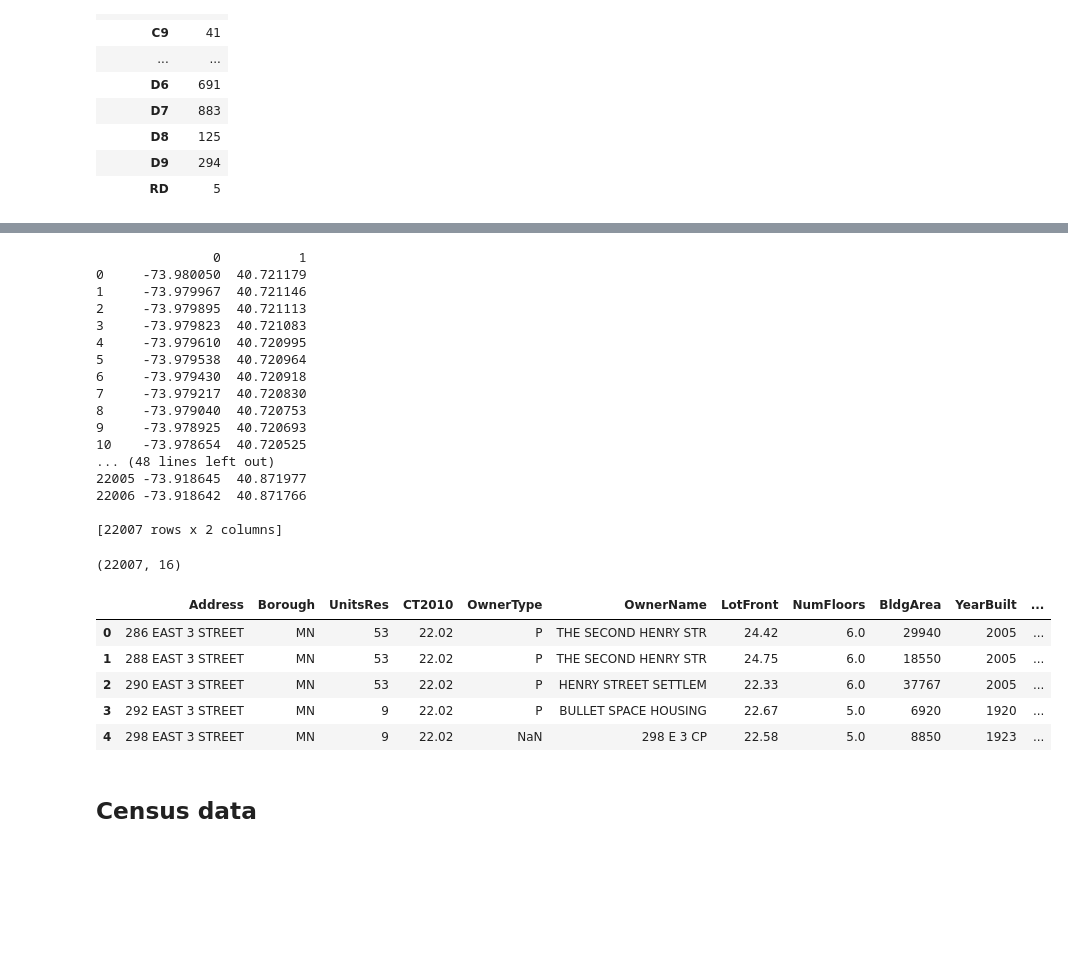
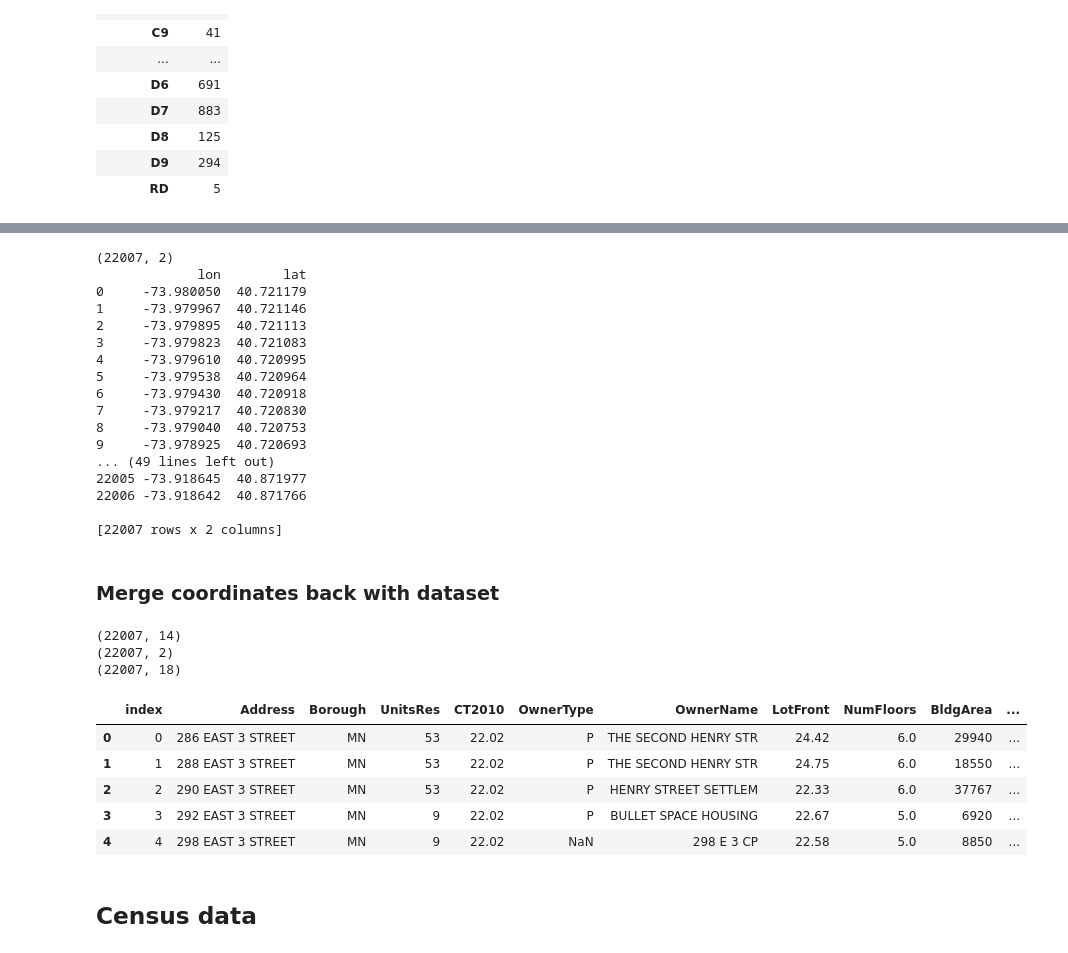
Before and after one commit to sarar803/Insight_Project_The_Right_Move, a Jupyter notebook: apartment_violation_create_dataset.ipynb, the cells around one changed output, grey strips where cells are left out. Drawn from its saved outputs; the diff is of its cells as text; code cells hidden in the pictures; blank space fills up the shorter version.

```diff
--- a/apartment_violation_create_dataset.ipynb
+++ b/apartment_violation_create_dataset.ipynb
@@ -544,9 +576,13 @@ for i,row in enumerate(building_merge_data.iterrows()):
 
 
 coords_df = pd.DataFrame(coordslist)
+coords_df = coords_df.rename(index=str, columns={0: "lon", 1: "lat"})
+
+print(coords_df.shape)
 print(coords_df)
 # %% [output]
-               0          1
+(22007, 2)
+             lon        lat
 0     -73.980050  40.721179
 1     -73.979967  40.721146
 2     -73.979895  40.721113
@@ -557,25 +593,29 @@ print(coords_df)
 7     -73.979217  40.720830
 8     -73.979040  40.720753
 9     -73.978925  40.720693
-10    -73.978654  40.720525
-... (48 lines left out)
+... (49 lines left out)
 22005 -73.918645  40.871977
 22006 -73.918642  40.871766
 
 [22007 rows x 2 columns]
+# %% [markdown]
+### Merge coordinates back with dataset
 # %%
-building_merge_data_coord = pd.concat([building_merge_data, coords_df], axis=1)
+print(building_merge_data.shape)
+print(coords_df.shape)
+building_merge_data_coord = pd.concat([building_merge_data.reset_index(), coords_df.reset_index()], axis=1)
 print(building_merge_data_coord.shape)
-building_merge_data_coord = building_merge_data_coord.rename(index=str, columns={0: "lon", 1: "lat"})
 building_merge_data_coord.head()
 # %% [output]
-(22007, 16)
+(22007, 14)
+(22007, 2)
+(22007, 18)
-|  | Address | Borough | UnitsRes | CT2010 | OwnerType | OwnerName | LotFront | NumFloors | BldgArea | YearBuilt | ... |
-| 0 | 286 EAST 3 STREET | MN | 53 | 22.02 | P | THE SECOND HENRY STR | 24.42 | 6.0 | 29940 | 2005 | ... |
-| 1 | 288 EAST 3 STREET | MN | 53 | 22.02 | P | THE SECOND HENRY STR | 24.75 | 6.0 | 18550 | 2005 | ... |
-| 2 | 290 EAST 3 STREET | MN | 53 | 22.02 | P | HENRY STREET SETTLEM | 22.33 | 6.0 | 37767 | 2005 | ... |
-| 3 | 292 EAST 3 STREET | MN | 9 | 22.02 | P | BULLET SPACE HOUSING | 22.67 | 5.0 | 6920 | 1920 | ... |
-| 4 | 298 EAST 3 STREET | MN | 9 | 22.02 | NaN | 298 E 3 CP | 22.58 | 5.0 | 8850 | 1923 | ... |
+|  | index | Address | Borough | UnitsRes | CT2010 | OwnerType | OwnerName | LotFront | NumFloors | BldgArea | ... |
+| 0 | 0 | 286 EAST 3 STREET | MN | 53 | 22.02 | P | THE SECOND HENRY STR | 24.42 | 6.0 | 29940 | ... |
+| 1 | 1 | 288 EAST 3 STREET | MN | 53 | 22.02 | P | THE SECOND HENRY STR | 24.75 | 6.0 | 18550 | ... |
+| 2 | 2 | 290 EAST 3 STREET | MN | 53 | 22.02 | P | HENRY STREET SETTLEM | 22.33 | 6.0 | 37767 | ... |
+| 3 | 3 | 292 EAST 3 STREET | MN | 9 | 22.02 | P | BULLET SPACE HOUSING | 22.67 | 5.0 | 6920 | ... |
+| 4 | 4 | 298 EAST 3 STREET | MN | 9 | 22.02 | NaN | 298 E 3 CP | 22.58 | 5.0 | 8850 | ... |
 # %% [markdown]
 ## Census data
 # %%
```
Also changed, not shown: parts of 112 cells of this notebook, 1 other file.
